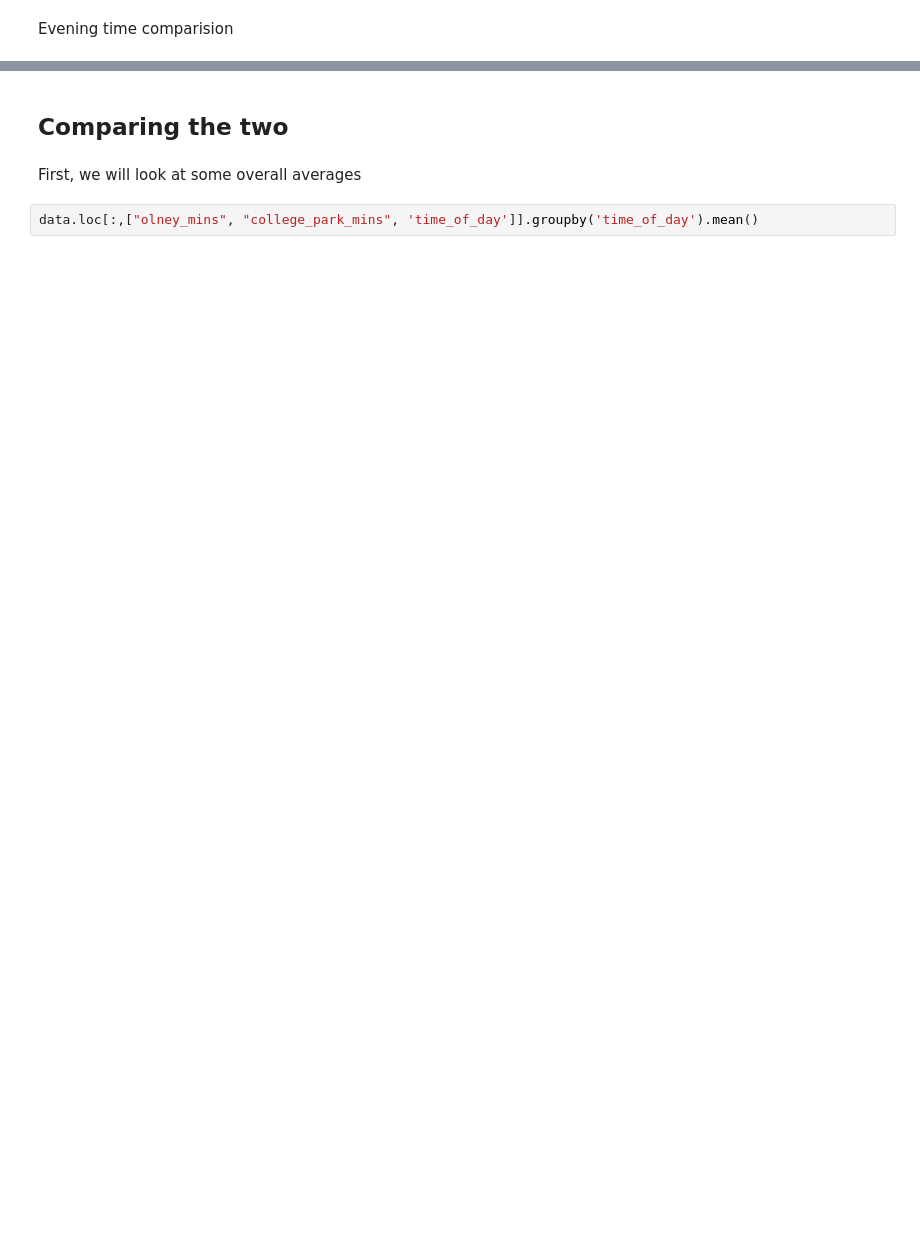
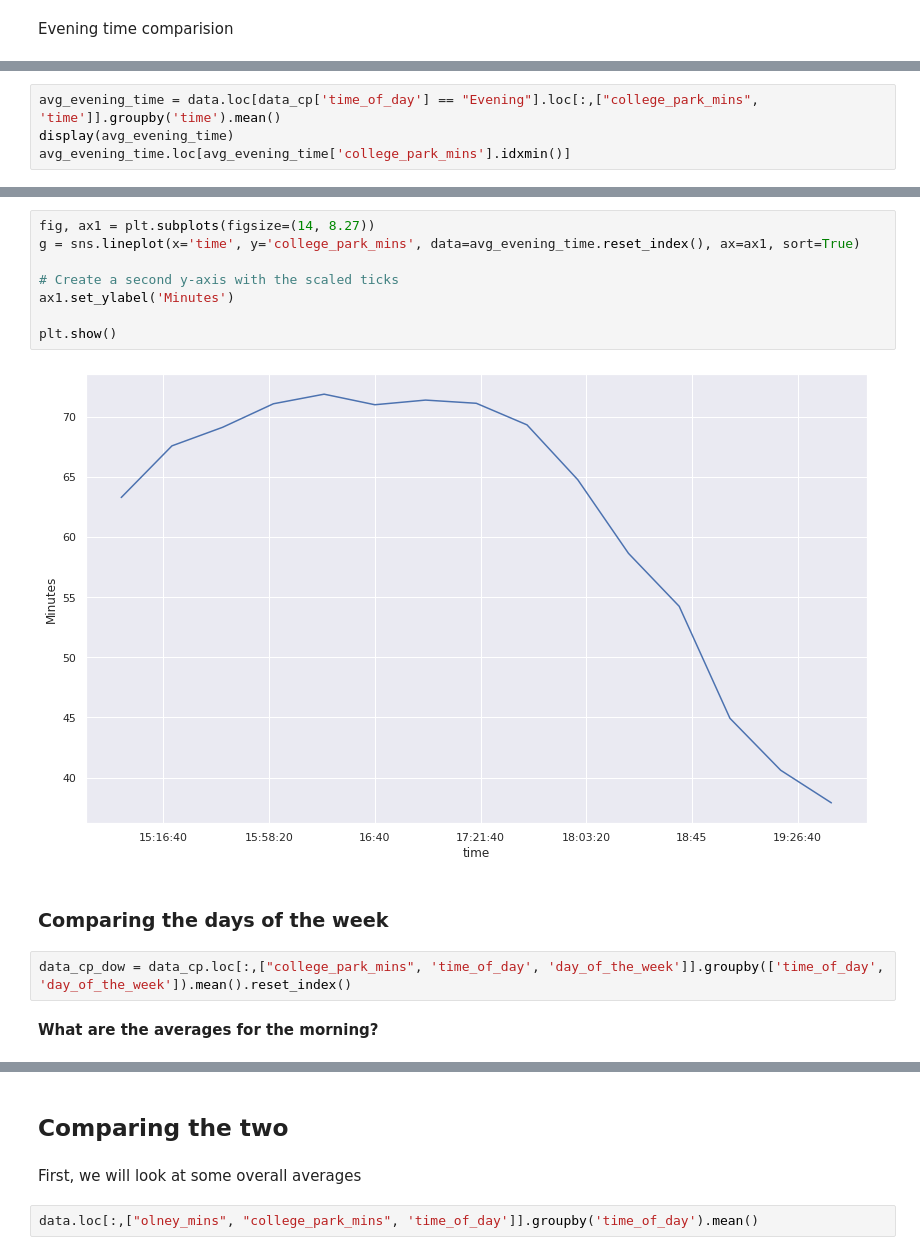
Before and after one commit to anjmittu/travel-time-data-analysis, a Jupyter notebook: data_analysis.ipynb, the cells around one changed output, grey strips where cells are left out. Drawn from its saved outputs; the diff is of its cells as text; blank space fills up the shorter version.

```diff
--- a/data_analysis.ipynb
+++ b/data_analysis.ipynb
@@ -223,0 +297,4 @@ plt.show()
+# %%
+avg_evening_time = data.loc[data_cp['time_of_day'] == "Evening"].loc[:,["college_park_mins", 'time']].groupby('time').mean()
+display(avg_evening_time)
+avg_evening_time.loc[avg_evening_time['college_park_mins'].idxmin()]
@@ -223,0 +321,16 @@ plt.show()
+# %%
+fig, ax1 = plt.subplots(figsize=(14, 8.27))
+g = sns.lineplot(x='time', y='college_park_mins', data=avg_evening_time.reset_index(), ax=ax1, sort=True)
+
+# Create a second y-axis with the scaled ticks
+ax1.set_ylabel('Minutes')
+
+plt.show()
+# %% [output]
+[figure, added]
+# %% [markdown]
+### Comparing the days of the week
+# %%
+data_cp_dow = data_cp.loc[:,["college_park_mins", 'time_of_day', 'day_of_the_week']].groupby(['time_of_day', 'day_of_the_week']).mean().reset_index()
+# %% [markdown]
+**What are the averages for the morning?**
```
Also changed, not shown: parts of 50 cells of this notebook, 1 other file.
